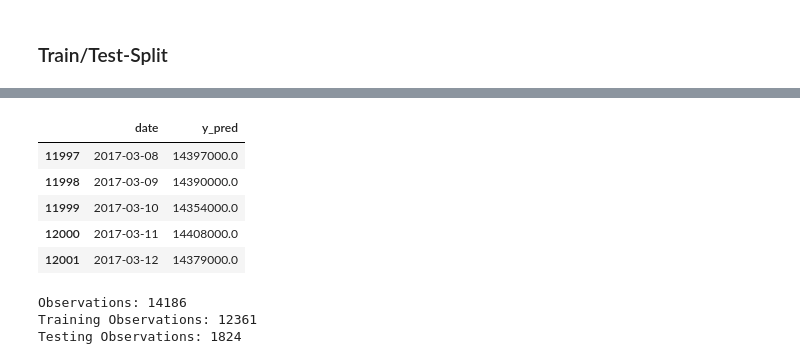
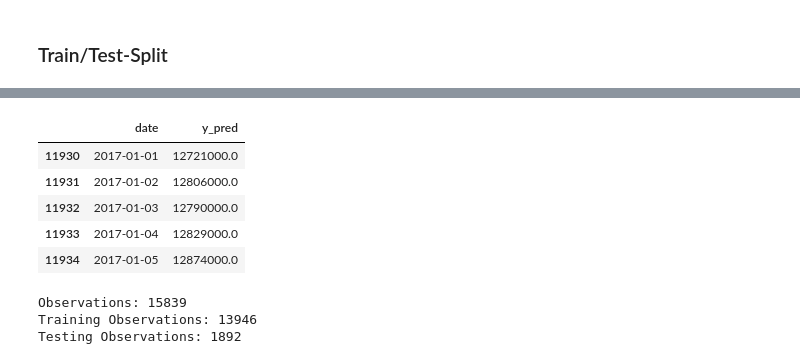
Before and after one commit to KathGo/ice_cream, a Jupyter notebook: notebooks/modelling_katharina.ipynb, the cells around one changed output, grey strips where cells are left out. Saved outputs shown, nothing was run; the diff lists cells and outputs as text; code cells hidden in the pictures.

```diff
--- a/notebooks/modelling_katharina.ipynb
+++ b/notebooks/modelling_katharina.ipynb
@@ -65,29 +92,30 @@ df_model.tail()
 #create a y_pred column with values + 1year
 y_pred = []
 new_date = []
-for i, day in enumerate(df['date']):
-    y = df['extent'][i+1]
-    nd = df['date'][i+1] + relativedelta(years=1)
+for i, day in enumerate(df_n['date']):
+    y = df_n['extent'][i+1]
+    nd = day + relativedelta(years=1)
     y_pred.append(y)
     new_date.append(nd)
 
 df_newdate = pd.DataFrame({'date':new_date, 'y_pred':y_pred})
 # %%
 #we only need the last 5 years according to our test-set
-df_pred = df_newdate.iloc[-2189:-365]
+df_pred = df_newdate.iloc[-2256:]
 df_pred.head()
 # %% [output]
 |  | date | y_pred |
-| 11997 | 2017-03-08 | 14397000.0 |
-| 11998 | 2017-03-09 | 14390000.0 |
-| 11999 | 2017-03-10 | 14354000.0 |
-| 12000 | 2017-03-11 | 14408000.0 |
-| 12001 | 2017-03-12 | 14379000.0 |
+| 11930 | 2017-01-01 | 12721000.0 |
+| 11931 | 2017-01-02 | 12806000.0 |
+| 11932 | 2017-01-03 | 12790000.0 |
+| 11933 | 2017-01-04 | 12829000.0 |
+| 11934 | 2017-01-05 | 12874000.0 |
 # %%
- # split into train and test sets (we use the last five years as test-data)
+# split into train and test sets (we use the last five years as test-data)
 
 X = df_model['extent']
-train_size = int(len(X)-(365*5-1))
+#train_size = int(len(X)-(365*5-1))
+train_size = int(len(X)*0.8806)
 train, test = X[1:train_size], X[train_size:]
 #train_X, train_y = train[:,0], train[:,1]
 #test_X, test_y = test[:,0], test[:,1]
@@ -95,9 +123,9 @@ print('Observations: %d' % (len(X)))
 print('Training Observations: %d' % (len(train)))
 print('Testing Observations: %d' % (len(test)))
 # %% [output]
-Observations: 14186
-Training Observations: 12361
-Testing Observations: 1824
+Observations: 15839
+Training Observations: 13946
+Testing Observations: 1892
 # %%
 # Plotting the train and test set
 
```
Also changed, not shown: parts of 39 cells of this notebook, 2 other files.
